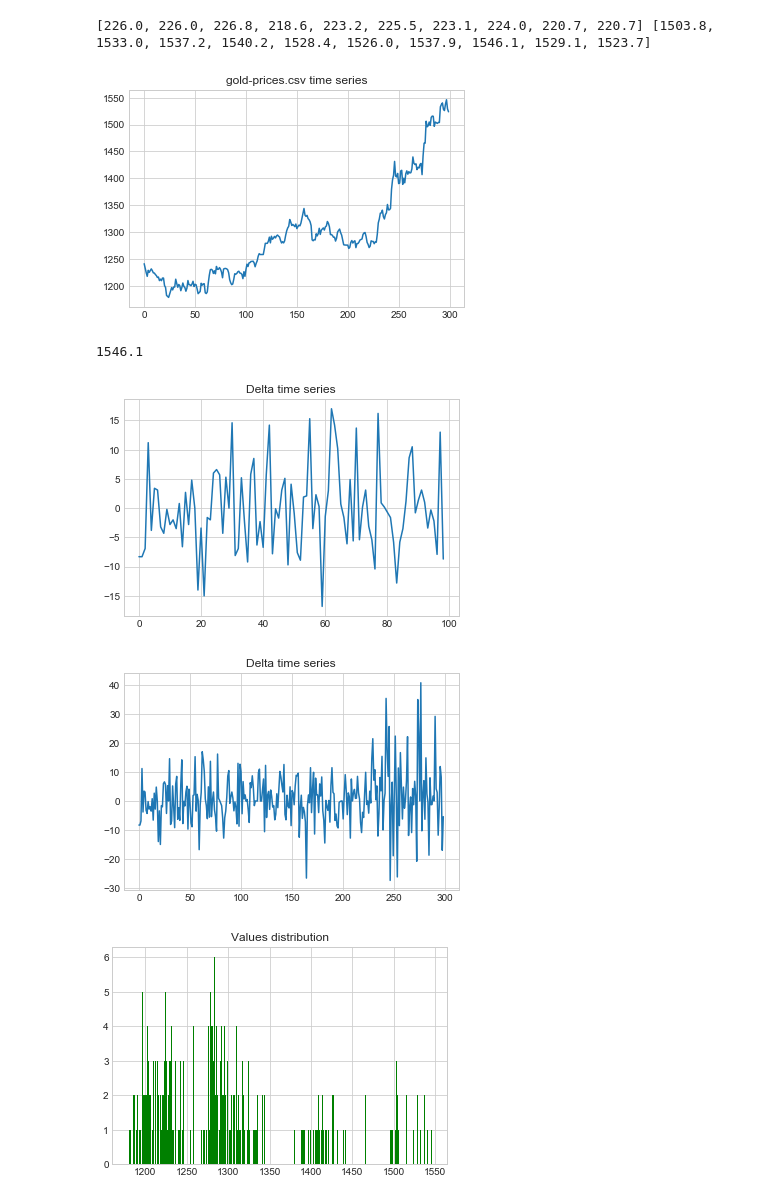
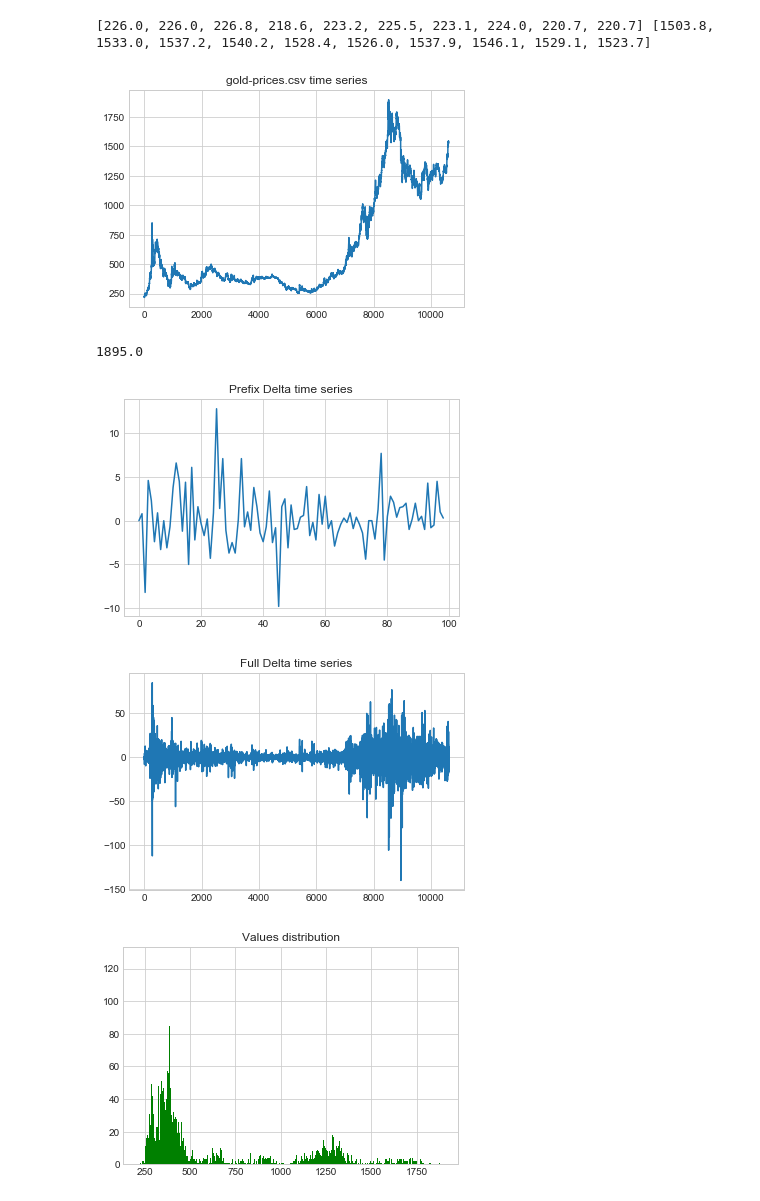
Before and after one commit to amor71/time-series-analysis, a Jupyter notebook: viewers/basic.ipynb, the cells around one changed output. Cells and saved outputs as stored; diff of their text form; code cells hidden in the pictures.

```diff
--- a/viewers/basic.ipynb
+++ b/viewers/basic.ipynb
@@ -27,37 +27,37 @@ print(time_series[:10], time_series[-10:])
 # %% [output]
 [226.0, 226.0, 226.8, 218.6, 223.2, 225.5, 223.1, 224.0, 220.7, 220.7] [1503.8, 1533.0, 1537.2, 1540.2, 1528.4, 1526.0, 1537.9, 1546.1, 1529.1, 1523.7]
 # %%
-time_series = time_series[-300:]
+time_series = time_series
 # %%
 plt.plot(time_series)
 plt.title(f"{filename} time series")
 plt.show()
 # %% [output]
-[figure, old version]
+[figure, new version]
 # %%
 print(max(time_series))
 # %% [output]
-1546.1
+1895.0
 # %%
 deltas = [time_series[t] - time_series[t - 1] for t in range(1, 100)]
 plt.plot(deltas)
-plt.title(f"Delta time series")
+plt.title(f"Prefix Delta time series")
 plt.show()
 # %% [output]
-[figure, old version]
+[figure, new version]
 # %%
 deltas = [time_series[t] - time_series[t - 1] for t in range(1, len(time_series))]
 plt.plot(deltas)
-plt.title(f"Delta time series")
+plt.title(f"Full Delta time series")
 plt.show()
 # %% [output]
-[figure, old version]
+[figure, new version]
 # %%
 from math import ceil
 plt.title("Values distribution")
 count, bins, ignored  = plt.hist(time_series, int(ceil(max(time_series))-ceil(min(time_series))), color='green')
 # %% [output]
-[figure, old version]
+[figure, new version]
 # %%
 from math import ceil
 plt.title("Deltas distribution")
```
Also changed, not shown: parts of 2 cells of this notebook, 2 other files.
